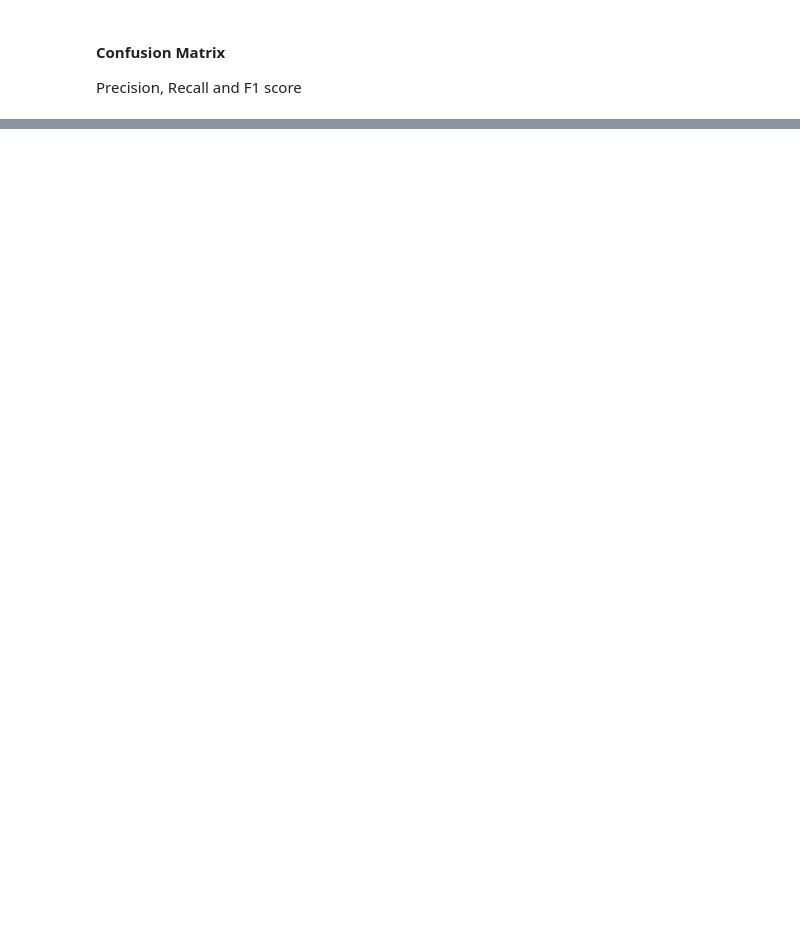
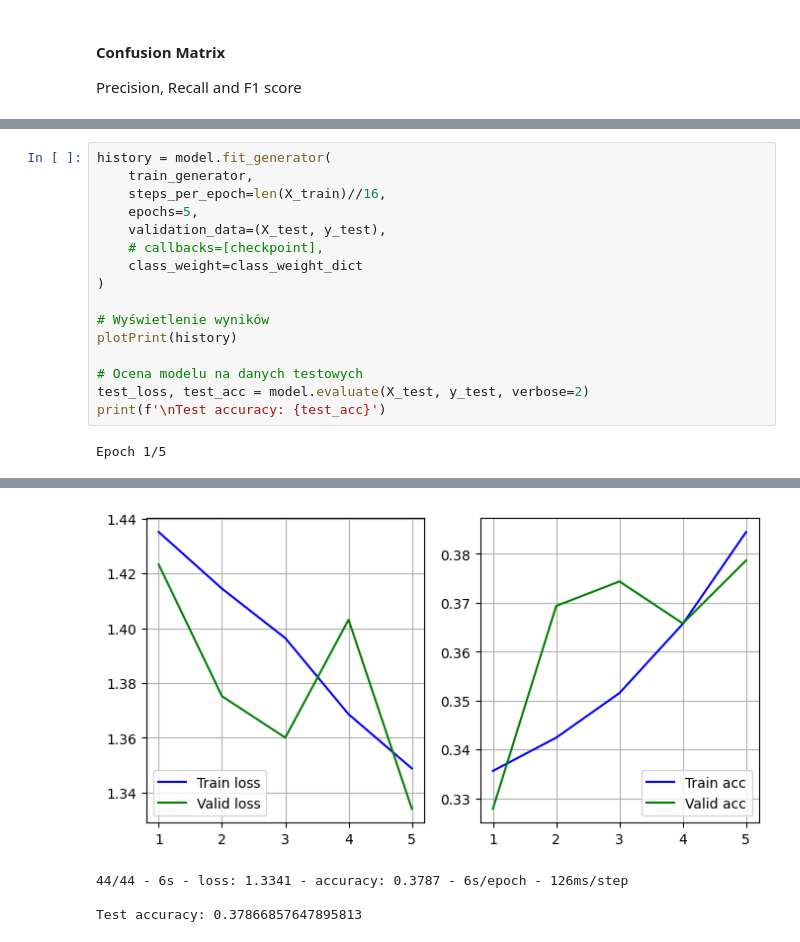
Before and after one commit to Czarkowski/ITML_Project, a Jupyter notebook: main.ipynb, the cells around one changed output, grey strips where cells are left out. Drawn from its saved outputs; the diff is of its cells as text; blank space fills up the shorter version.

```diff
--- a/main.ipynb
+++ b/main.ipynb
@@ -700,0 +668,18 @@ Counter({'Sedan': 1907, 'Van': 1513, 'SUV': 1437, 'Coupe': 1088, 'Convertible':
+# %%
+history = model.fit_generator(
+    train_generator,
+    steps_per_epoch=len(X_train)//16,
+    epochs=5,
+    validation_data=(X_test, y_test),
+    # callbacks=[checkpoint],
+    class_weight=class_weight_dict
+)
+
+# Wyświetlenie wyników
+plotPrint(history)
+
+# Ocena modelu na danych testowych
+test_loss, test_acc = model.evaluate(X_test, y_test, verbose=2)
+print(f'\nTest accuracy: {test_acc}')
+# %% [output]
+Epoch 1/5
@@ -700,0 +695,4 @@ Counter({'Sedan': 1907, 'Van': 1513, 'SUV': 1437, 'Coupe': 1088, 'Convertible':
+[figure, added]
+44/44 - 6s - loss: 1.3341 - accuracy: 0.3787 - 6s/epoch - 126ms/step
+
+Test accuracy: 0.37866857647895813
```
Also changed, not shown: parts of 28 cells of this notebook.
